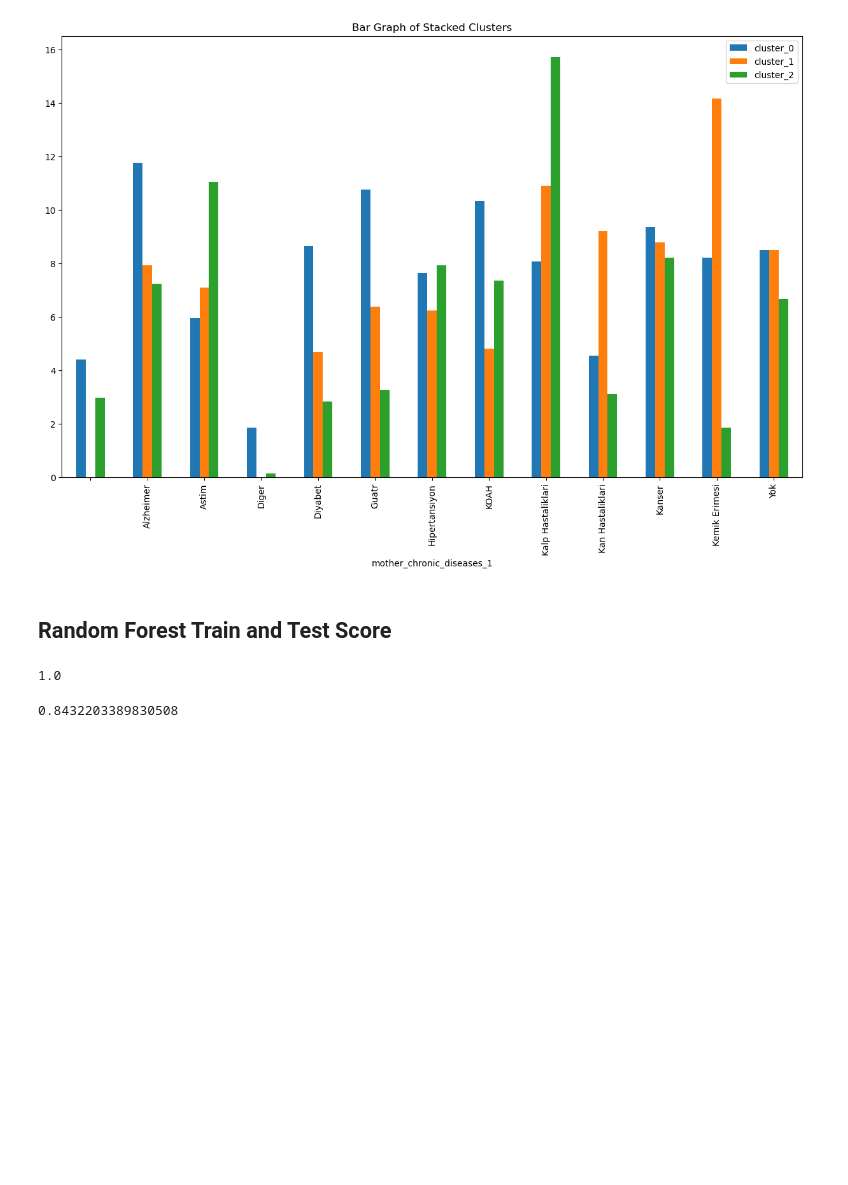
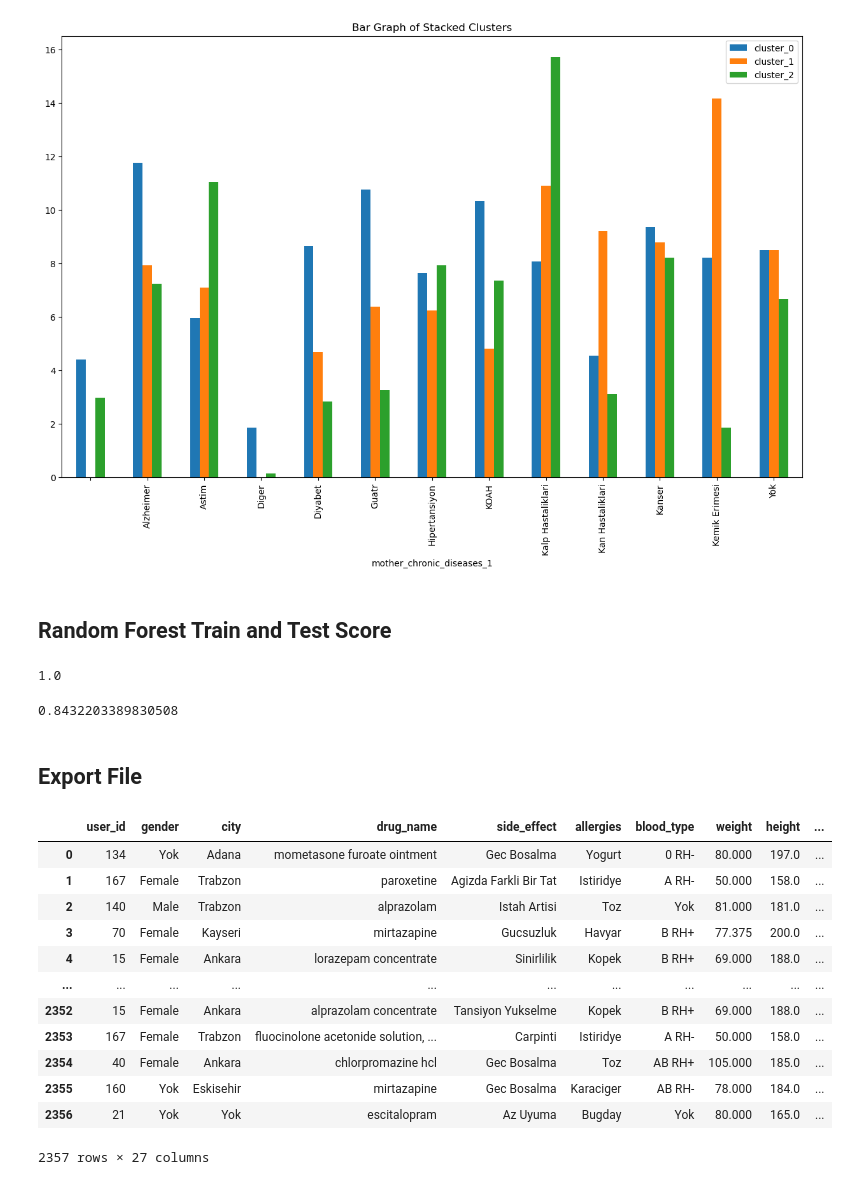
Before and after one commit to yusufmertcel/Pusula_YusufMert_Celikarslan, a Jupyter notebook: data_analysis.ipynb, the cells around one changed output. Drawn from its saved outputs; the diff is of its cells as text; code cells hidden in the pictures; blank space fills up the shorter version.

Commit message:
Exported preprocessed data to ./dataset/ folder.

```diff
--- a/data_analysis.ipynb
+++ b/data_analysis.ipynb
@@ -589,3 +591,7 @@ clf.score(X_train, y_train)
 clf.score(X_test, y_test)
 # %% [output]
 0.8432203389830508
+# %% [markdown]
+## Export File
+# %%
+df_stacked = pd.concat([df_train, df_test], ignore_index=True, axis=0)
@@ -591,0 +600,16 @@ clf.score(X_test, y_test)
+# %%
+df_stacked
+# %% [output]
+|  | user_id | gender | city | drug_name | side_effect | allergies | blood_type | weight | height | ... |
+| 0 | 134 | Yok | Adana | mometasone furoate ointment | Gec Bosalma | Yogurt | 0 RH- | 80.000 | 197.0 | ... |
+| 1 | 167 | Female | Trabzon | paroxetine | Agizda Farkli Bir Tat | Istiridye | A RH- | 50.000 | 158.0 | ... |
+| 2 | 140 | Male | Trabzon | alprazolam | Istah Artisi | Toz | Yok | 81.000 | 181.0 | ... |
+| 3 | 70 | Female | Kayseri | mirtazapine | Gucsuzluk | Havyar | B RH+ | 77.375 | 200.0 | ... |
+| 4 | 15 | Female | Ankara | lorazepam concentrate | Sinirlilik | Kopek | B RH+ | 69.000 | 188.0 | ... |
+| ... | ... | ... | ... | ... | ... | ... | ... | ... | ... | ... |
+| 2352 | 15 | Female | Ankara | alprazolam concentrate | Tansiyon Yukselme | Kopek | B RH+ | 69.000 | 188.0 | ... |
+| 2353 | 167 | Female | Trabzon | fluocinolone acetonide solution, ... | Carpinti | Istiridye | A RH- | 50.000 | 158.0 | ... |
+| 2354 | 40 | Female | Ankara | chlorpromazine hcl | Gec Bosalma | Toz | AB RH+ | 105.000 | 185.0 | ... |
+| 2355 | 160 | Yok | Eskisehir | mirtazapine | Gec Bosalma | Karaciger | AB RH- | 78.000 | 184.0 | ... |
+| 2356 | 21 | Yok | Yok | escitalopram | Az Uyuma | Bugday | Yok | 80.000 | 165.0 | ... |
+2357 rows × 27 columns
```
Also changed, not shown: parts of 4 cells of this notebook, 4 other files.
